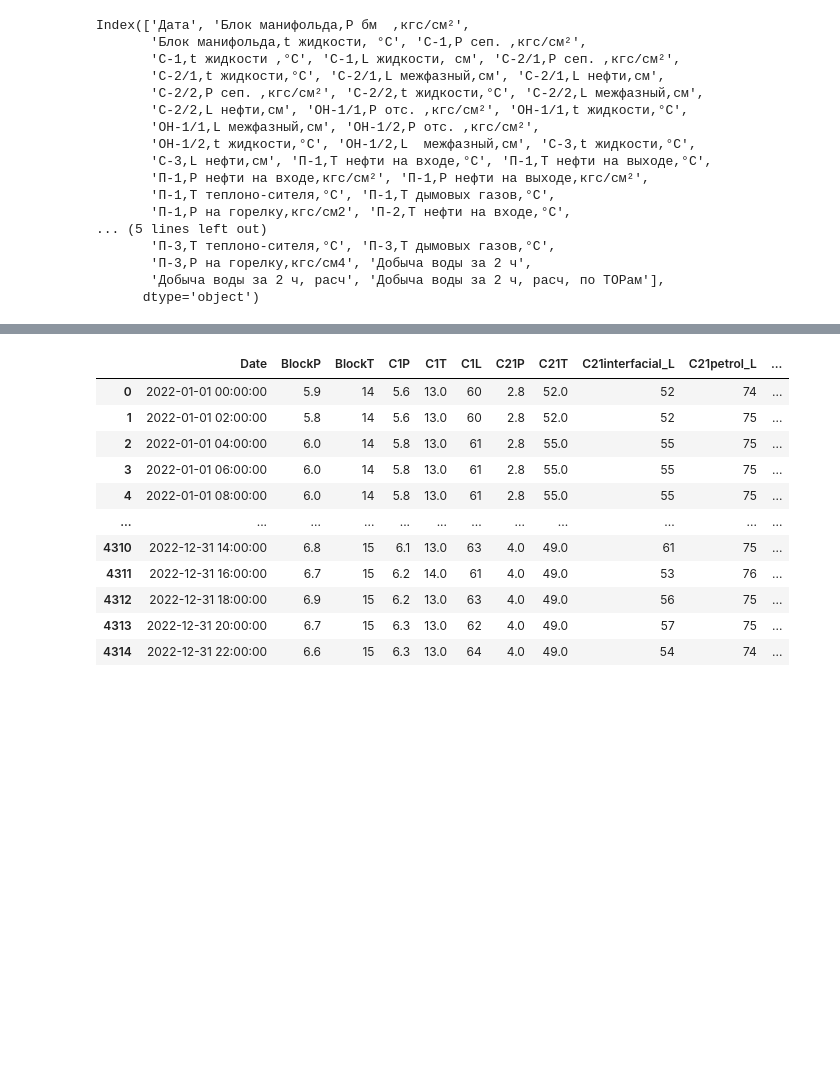
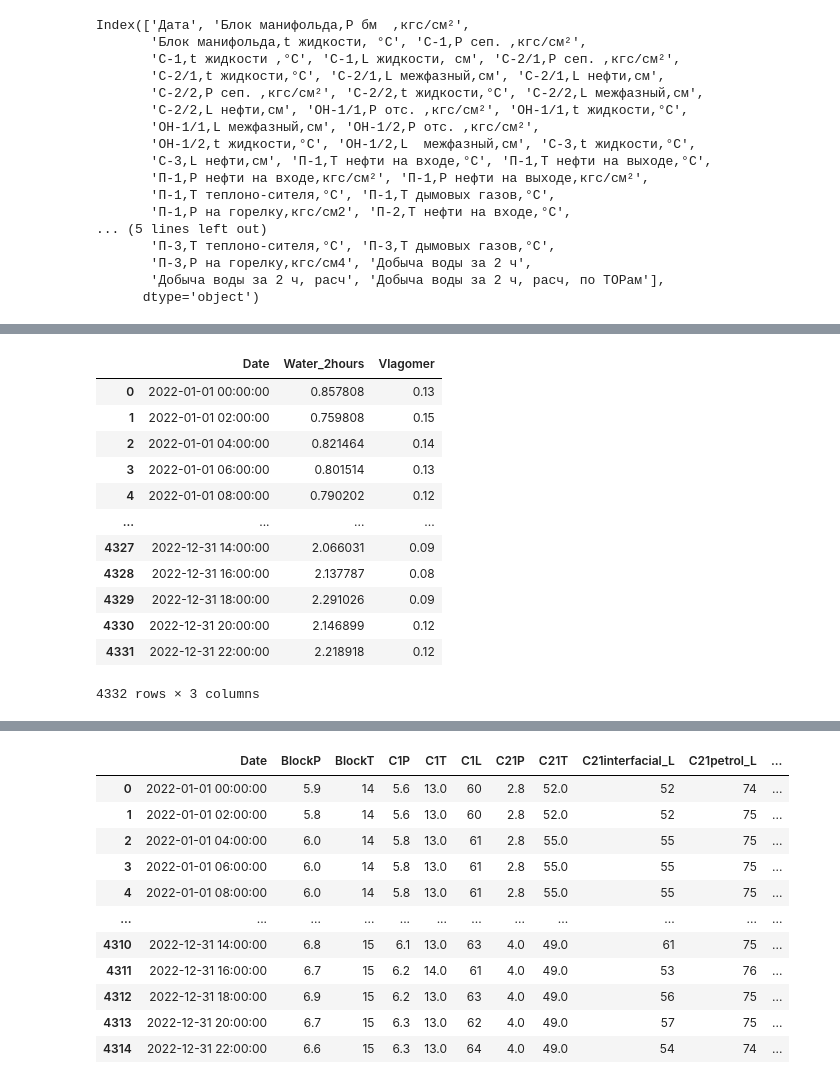
Before and after one commit to Luzinsan/petrol, a Jupyter notebook: noteboooks/2022.ipynb, the cells around one changed output, grey strips where cells are left out. Saved outputs shown, nothing was run; the diff lists cells and outputs as text; code cells hidden in the pictures; blank space fills up the shorter version.

```diff
--- a/noteboooks/2022.ipynb
+++ b/noteboooks/2022.ipynb
@@ -100,0 +203,18 @@ df.save(join('data', 'preprocessed', 'data_2022.csv'))
+# %%
+vlagomer = pd.read_csv(join(DATA, 'raw', '2022', '1250_2022_vlagomer.csv'), parse_dates=['Дата']).drop(columns='Unnamed: 0')
+vlagomer.columns = ['Date', 'Water_2hours', 'Vlagomer']
+vlagomer
+# %% [output]
+|  | Date | Water_2hours | Vlagomer |
+| 0 | 2022-01-01 00:00:00 | 0.857808 | 0.13 |
+| 1 | 2022-01-01 02:00:00 | 0.759808 | 0.15 |
+| 2 | 2022-01-01 04:00:00 | 0.821464 | 0.14 |
+| 3 | 2022-01-01 06:00:00 | 0.801514 | 0.13 |
+| 4 | 2022-01-01 08:00:00 | 0.790202 | 0.12 |
+| ... | ... | ... | ... |
+| 4327 | 2022-12-31 14:00:00 | 2.066031 | 0.09 |
+| 4328 | 2022-12-31 16:00:00 | 2.137787 | 0.08 |
+| 4329 | 2022-12-31 18:00:00 | 2.291026 | 0.09 |
+| 4330 | 2022-12-31 20:00:00 | 2.146899 | 0.12 |
+| 4331 | 2022-12-31 22:00:00 | 2.218918 | 0.12 |
+4332 rows × 3 columns
```
Also changed, not shown: parts of 35 cells of this notebook, 2 other files.
